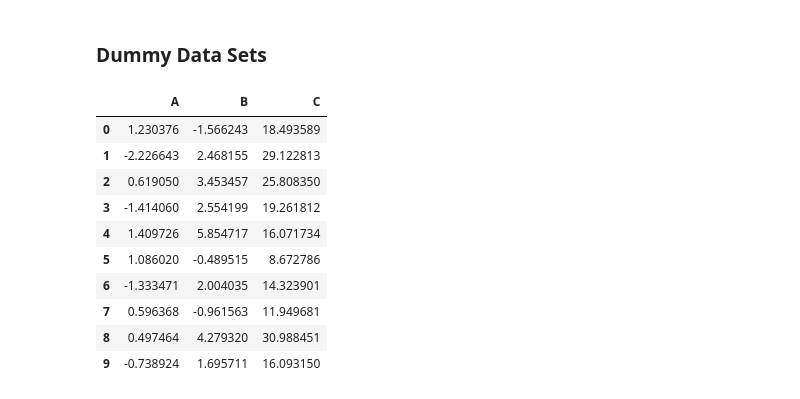
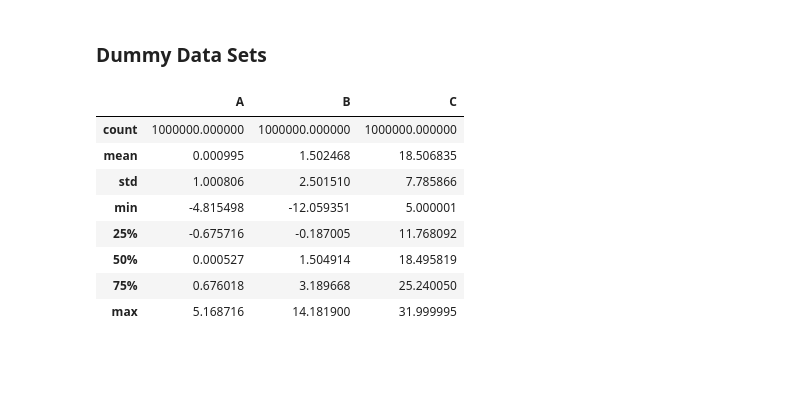
Before and after one commit to eligiuz/python_ml_course, a Jupyter notebook: NoteBooks_nuevos/T2 - 2 -Data Cleaning - Funciones de distribución de probabilidad.ipynb, the cells around one changed output. Drawn from its saved outputs; the diff is of its cells as text; code cells hidden in the pictures; blank space fills up the shorter version.

```diff
--- a/NoteBooks_nuevos/T2 - 2 -Data Cleaning - Funciones de distribución de probabilidad.ipynb
+++ b/NoteBooks_nuevos/T2 - 2 -Data Cleaning - Funciones de distribución de probabilidad.ipynb
@@ -121,22 +123,21 @@ pi_montecarLo(10000, 200)
 # %% [markdown]
 ### Dummy Data Sets
 # %%
+n = 1000000
 data = pd.DataFrame({
-    'A' : np.random.randn(10),
-    'B' : 1.5 + 2.5 * np.random.randn(10),
-    'C' : np.random.uniform(5, 32, 10)
+    'A' : np.random.randn(n),
+    'B' : 1.5 + 2.5 * np.random.randn(n),
+    'C' : np.random.uniform(5, 32, n)
 })
 # %%
-data
+data.describe()
 # %% [output]
 |  | A | B | C |
-| 0 | 1.230376 | -1.566243 | 18.493589 |
-| 1 | -2.226643 | 2.468155 | 29.122813 |
-| 2 | 0.619050 | 3.453457 | 25.808350 |
-| 3 | -1.414060 | 2.554199 | 19.261812 |
-| 4 | 1.409726 | 5.854717 | 16.071734 |
-| 5 | 1.086020 | -0.489515 | 8.672786 |
-| 6 | -1.333471 | 2.004035 | 14.323901 |
-| 7 | 0.596368 | -0.961563 | 11.949681 |
-| 8 | 0.497464 | 4.279320 | 30.988451 |
-| 9 | -0.738924 | 1.695711 | 16.093150 |
+| count | 1000000.000000 | 1000000.000000 | 1000000.000000 |
+| mean | 0.000995 | 1.502468 | 18.506835 |
+| std | 1.000806 | 2.501510 | 7.785866 |
+| min | -4.815498 | -12.059351 | 5.000001 |
+| 25% | -0.675716 | -0.187005 | 11.768092 |
+| 50% | 0.000527 | 1.504914 | 18.495819 |
+| 75% | 0.676018 | 3.189668 | 25.240050 |
+| max | 5.168716 | 14.181900 | 31.999995 |
```
Also changed, not shown: parts of 16 cells of this notebook, 1 other file.
